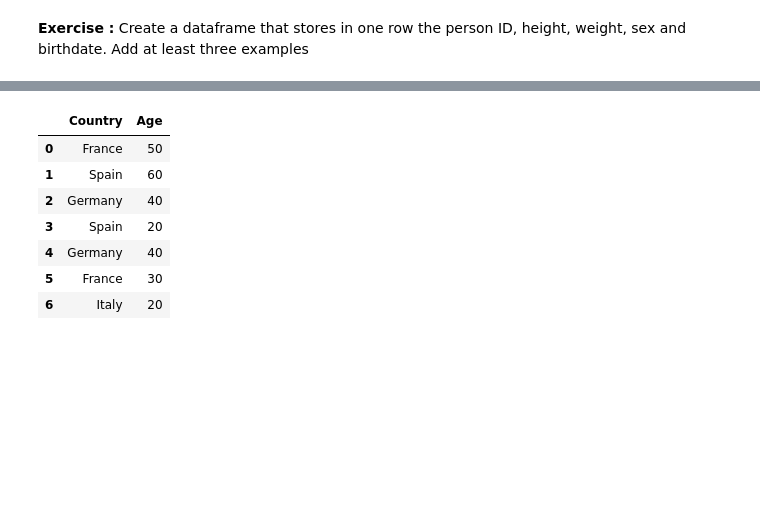
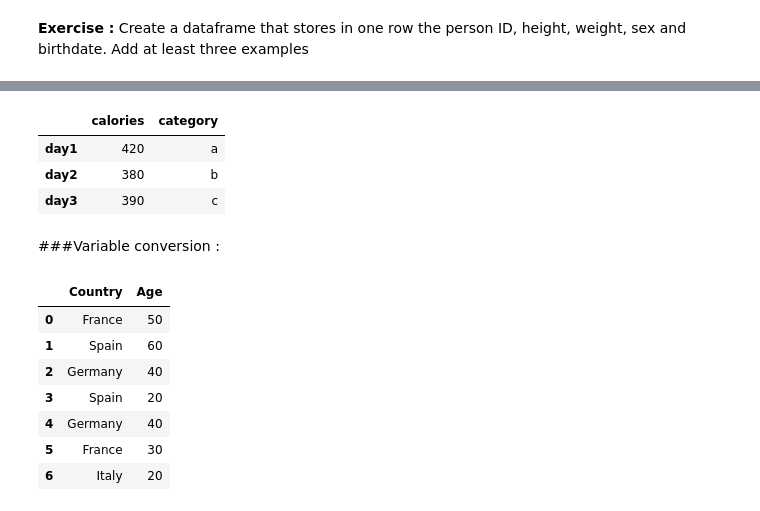
Before and after one commit to rakelup/DESU-IA4PH-Info-PROF, a Jupyter notebook: Introduction_to_Pandas.ipynb, the cells around one changed output, grey strips where cells are left out. Cells and saved outputs as stored; diff of their text form; code cells hidden in the pictures; blank space fills up the shorter version.

```diff
--- a/Introduction_to_Pandas.ipynb
+++ b/Introduction_to_Pandas.ipynb
@@ -52,7 +56,8 @@ dtype: int64
 
 data = {
   "calories": [420, 380, 390],
-  "duration": [50, 40, 45]
+  "duration": [50, 40, 45],
+  "category" : ['a','b','c']
 }
 
 df = pd.DataFrame(data, index = ["day1", "day2", "day3"])
@@ -70,3 +125,12 @@ day3       390        45
+# %%
+df.iloc[:,[0,2]]
+# %% [output]
+|  | calories | category |
+| day1 | 420 | a |
+| day2 | 380 | b |
+| day3 | 390 | c |
+# %% [markdown]
+###Variable conversion :
 # %%
 df_petit = pd.DataFrame({ 'Country': ['France','Spain','Germany', 'Spain','Germany', 'France', 'Italy'], 'Age': [50,60,40,20,40,30, 20] })
 df_petit
```
Also changed, not shown: parts of 54 cells of this notebook.
